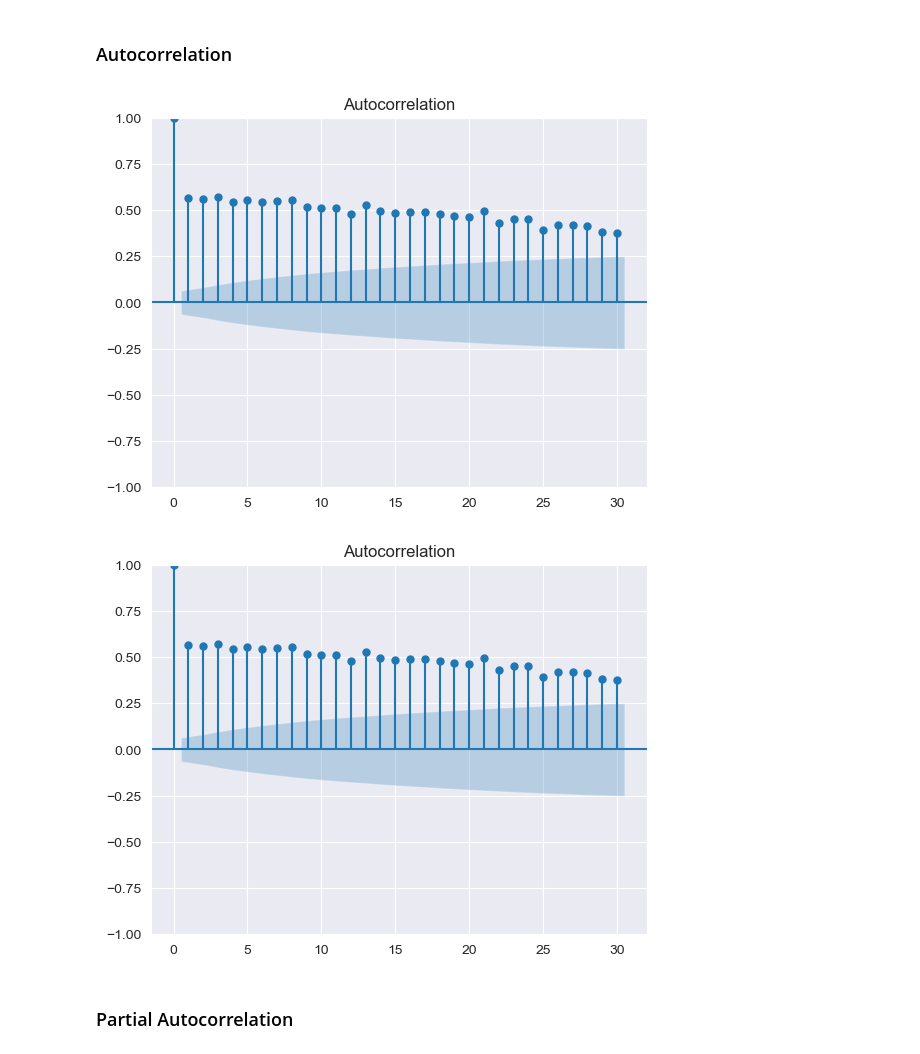
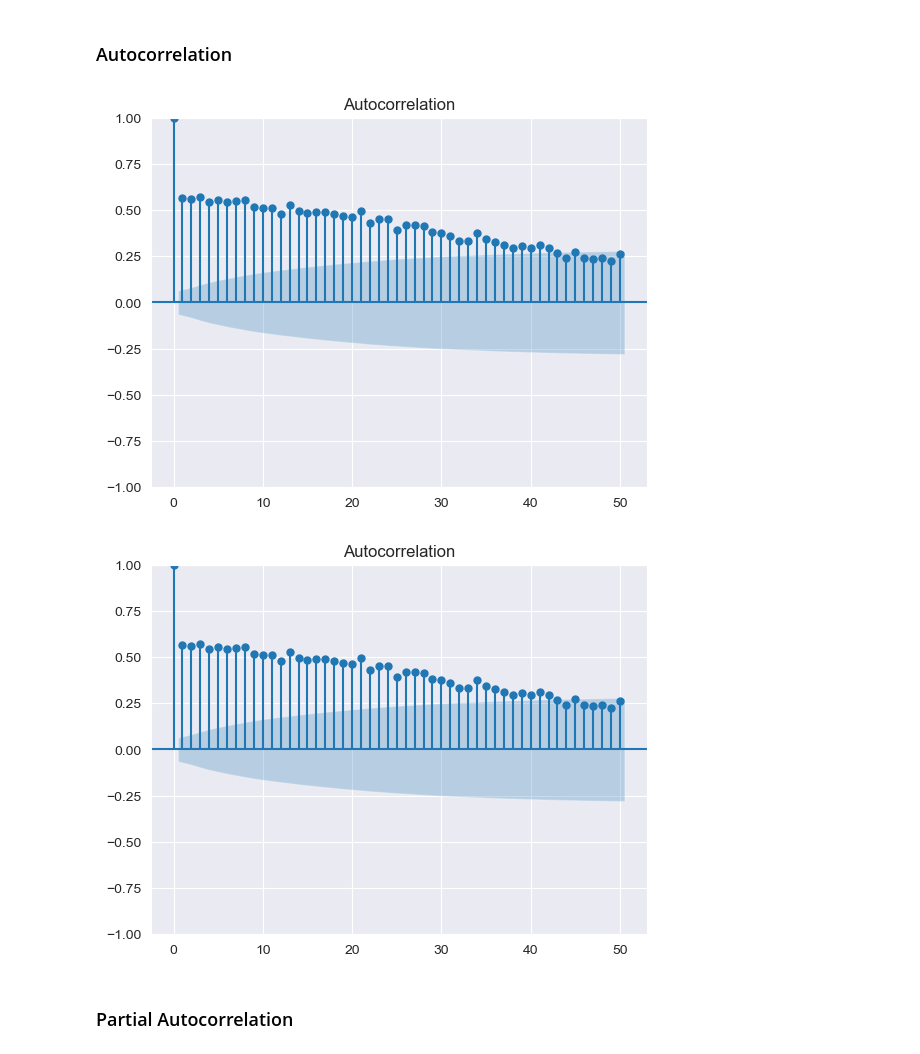
Before and after one commit to ArielGoldman89/CA2-MLB-and-DV-Integrated, a Jupyter notebook: CA2_MLB.ipynb, the cells around one changed output. Saved outputs shown, nothing was run; the diff lists cells and outputs as text; code cells hidden in the pictures.

```diff
--- a/CA2_MLB.ipynb
+++ b/CA2_MLB.ipynb
@@ -274,10 +274,10 @@ adfuller(df_hotel['adr'])
 # %% [markdown]
 ### Autocorrelation
 # %%
-plot_acf(df_hotel['adr'])
+plot_acf(df_hotel['adr'],lags=50)
 # %% [output]
-[figure, old version]
+[figure, new version]
-[figure, old version]
+[figure, new version]
 # %% [markdown]
 ### Partial Autocorrelation
 # %%
```
Also changed, not shown: parts of 16 cells of this notebook.
